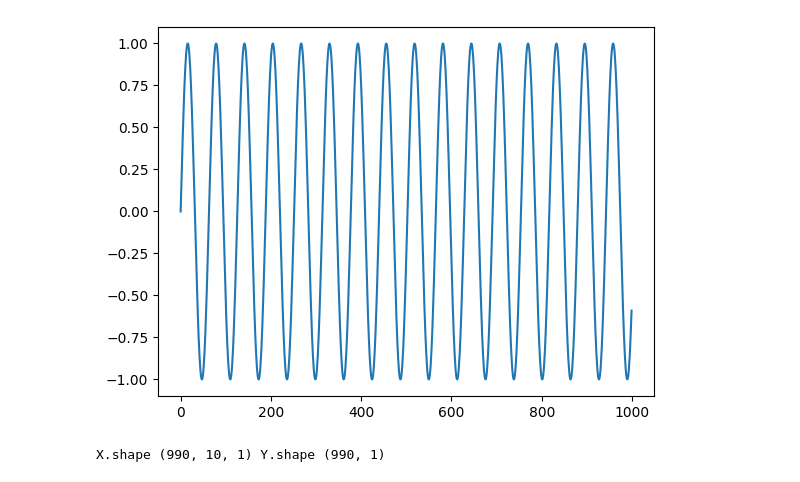
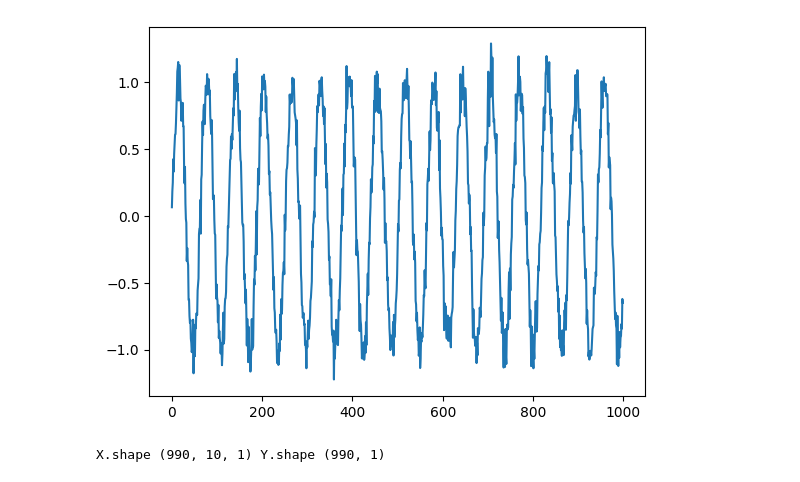
Before and after one commit to devincapriola/SimpleRNN, a Jupyter notebook: SimpleRNN Sine.ipynb, the cells around one changed output. Cells and saved outputs as stored; diff of their text form; code cells hidden in the pictures.

```diff
--- a/SimpleRNN Sine.ipynb
+++ b/SimpleRNN Sine.ipynb
@@ -6,13 +6,13 @@ import matplotlib.pyplot as plt
 # %%
 # make the original data
 N = 1000
-series = np.sin(0.1 * np.arange(N)) # + np.random.randn(N) * 0.1
+series = np.sin(0.1 * np.arange(N)) + np.random.randn(N) * 0.1
 
 # plot it
 plt.plot(series)
 plt.show()
 # %% [output]
-[figure, old version]
+[figure, new version]
 # %%
 # build the dataset
 # let's see if we can use T past values to predict the next value
```
Also changed, not shown: parts of 5 cells of this notebook.
